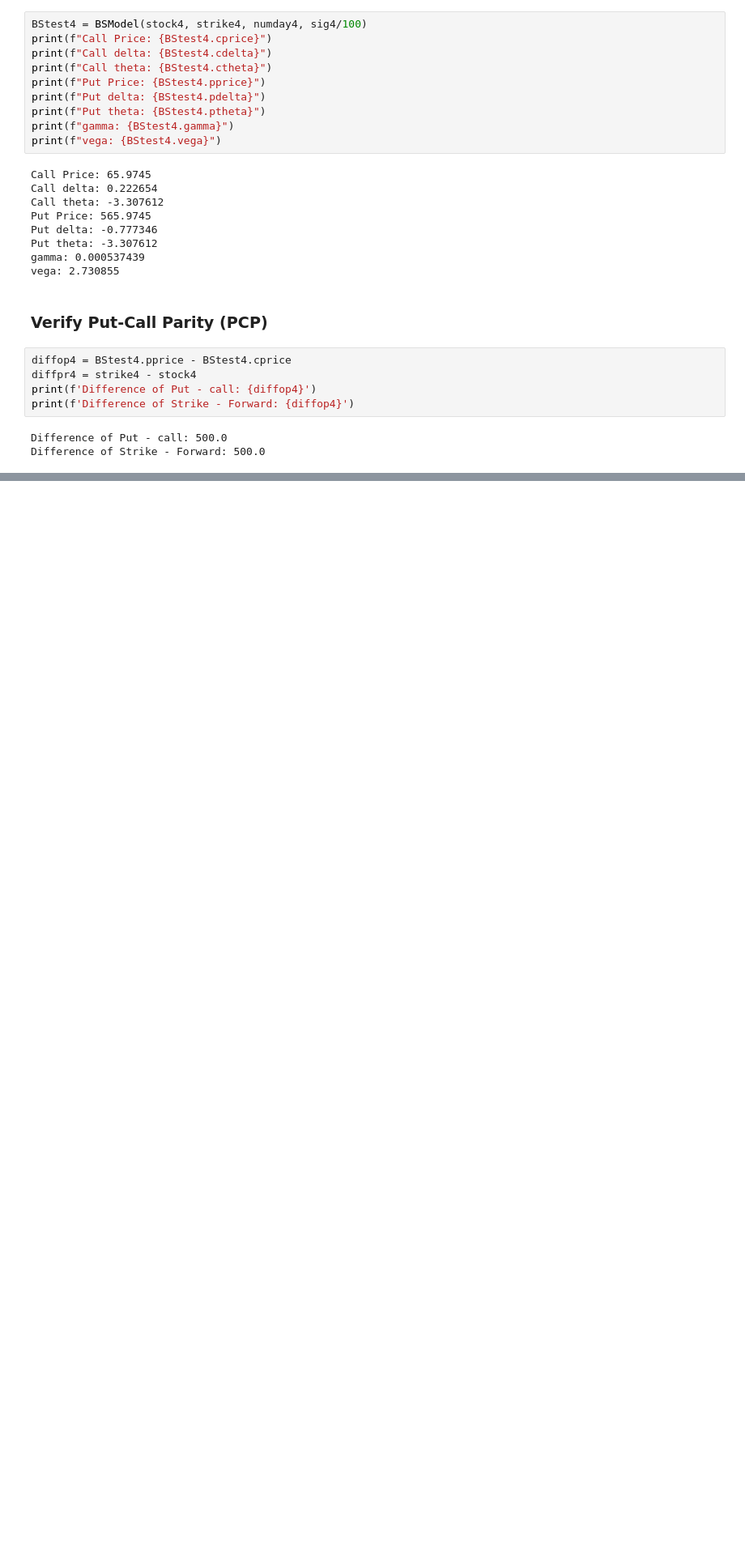
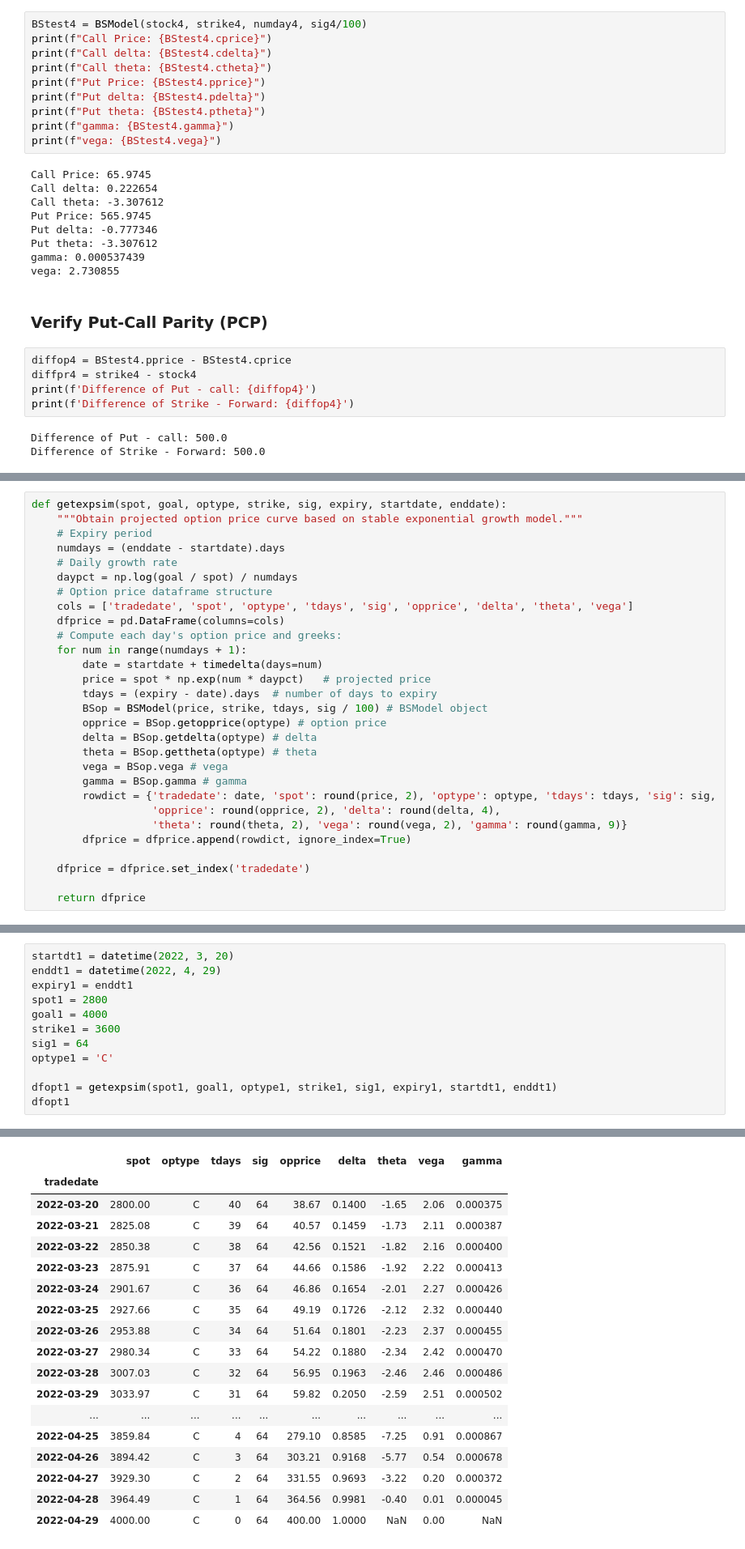
Before and after one commit to willbillionquant/bsoption, a Jupyter notebook: bsmodel-basic.ipynb, the cells around one changed output, grey strips where cells are left out. Shown at 81% size. Drawn from its saved outputs; the diff is of its cells as text; blank space fills up the shorter version.

```diff
--- a/bsmodel-basic.ipynb
+++ b/bsmodel-basic.ipynb
@@ -146,0 +153,29 @@ Difference of Strike - Forward: 500.0
+# %%
+def getexpsim(spot, goal, optype, strike, sig, expiry, startdate, enddate):
+    """Obtain projected option price curve based on stable exponential growth model."""
+    # Expiry period
+    numdays = (enddate - startdate).days
+    # Daily growth rate
+    daypct = np.log(goal / spot) / numdays
+    # Option price dataframe structure
+    cols = ['tradedate', 'spot', 'optype', 'tdays', 'sig', 'opprice', 'delta', 'theta', 'vega']
+    dfprice = pd.DataFrame(columns=cols)
+    # Compute each day's option price and greeks:
+    for num in range(numdays + 1):
+        date = startdate + timedelta(days=num)
+        price = spot * np.exp(num * daypct)   # projected price
+        tdays = (expiry - date).days  # number of days to expiry
+        BSop = BSModel(price, strike, tdays, sig / 100) # BSModel object
+        opprice = BSop.getopprice(optype) # option price
+        delta = BSop.getdelta(optype) # delta
+        theta = BSop.gettheta(optype) # theta
+        vega = BSop.vega # vega
+        gamma = BSop.gamma # gamma
+        rowdict = {'tradedate': date, 'spot': round(price, 2), 'optype': optype, 'tdays': tdays, 'sig': sig,
+                   'opprice': round(opprice, 2), 'delta': round(delta, 4),
+                   'theta': round(theta, 2), 'vega': round(vega, 2), 'gamma': round(gamma, 9)}
+        dfprice = dfprice.append(rowdict, ignore_index=True)
+
+    dfprice = dfprice.set_index('tradedate')
+
+    return dfprice
@@ -146,0 +184,13 @@ Difference of Strike - Forward: 500.0
+# %%
+startdt1 = datetime(2022, 3, 20)
+enddt1 = datetime(2022, 4, 29)
+expiry1 = enddt1
+spot1 = 2800
+goal1 = 4000
+strike1 = 3600
+sig1 = 64
+optype1 = 'C'
+
+dfopt1 = getexpsim(spot1, goal1, optype1, strike1, sig1, expiry1, startdt1, enddt1)
+dfopt1
+# %% [output]
@@ -146,0 +201,18 @@ Difference of Strike - Forward: 500.0
+|  | spot | optype | tdays | sig | opprice | delta | theta | vega | gamma |
+| tradedate |  |  |  |  |  |  |  |  |  |
+| 2022-03-20 | 2800.00 | C | 40 | 64 | 38.67 | 0.1400 | -1.65 | 2.06 | 0.000375 |
+| 2022-03-21 | 2825.08 | C | 39 | 64 | 40.57 | 0.1459 | -1.73 | 2.11 | 0.000387 |
+| 2022-03-22 | 2850.38 | C | 38 | 64 | 42.56 | 0.1521 | -1.82 | 2.16 | 0.000400 |
+| 2022-03-23 | 2875.91 | C | 37 | 64 | 44.66 | 0.1586 | -1.92 | 2.22 | 0.000413 |
+| 2022-03-24 | 2901.67 | C | 36 | 64 | 46.86 | 0.1654 | -2.01 | 2.27 | 0.000426 |
+| 2022-03-25 | 2927.66 | C | 35 | 64 | 49.19 | 0.1726 | -2.12 | 2.32 | 0.000440 |
+| 2022-03-26 | 2953.88 | C | 34 | 64 | 51.64 | 0.1801 | -2.23 | 2.37 | 0.000455 |
+| 2022-03-27 | 2980.34 | C | 33 | 64 | 54.22 | 0.1880 | -2.34 | 2.42 | 0.000470 |
+| 2022-03-28 | 3007.03 | C | 32 | 64 | 56.95 | 0.1963 | -2.46 | 2.46 | 0.000486 |
+| 2022-03-29 | 3033.97 | C | 31 | 64 | 59.82 | 0.2050 | -2.59 | 2.51 | 0.000502 |
+| ... | ... | ... | ... | ... | ... | ... | ... | ... | ... |
+| 2022-04-25 | 3859.84 | C | 4 | 64 | 279.10 | 0.8585 | -7.25 | 0.91 | 0.000867 |
+| 2022-04-26 | 3894.42 | C | 3 | 64 | 303.21 | 0.9168 | -5.77 | 0.54 | 0.000678 |
+| 2022-04-27 | 3929.30 | C | 2 | 64 | 331.55 | 0.9693 | -3.22 | 0.20 | 0.000372 |
+| 2022-04-28 | 3964.49 | C | 1 | 64 | 364.56 | 0.9981 | -0.40 | 0.01 | 0.000045 |
+| 2022-04-29 | 4000.00 | C | 0 | 64 | 400.00 | 1.0000 | NaN | 0.00 | NaN |
```
Also changed, not shown: parts of 7 cells of this notebook.
